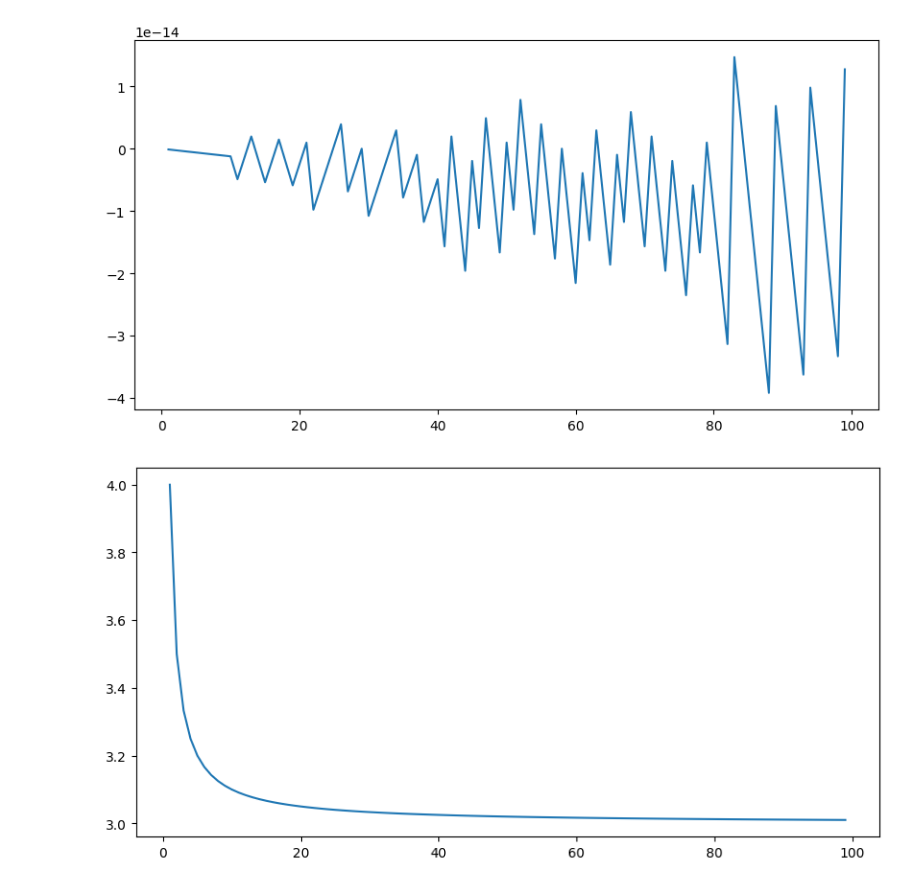
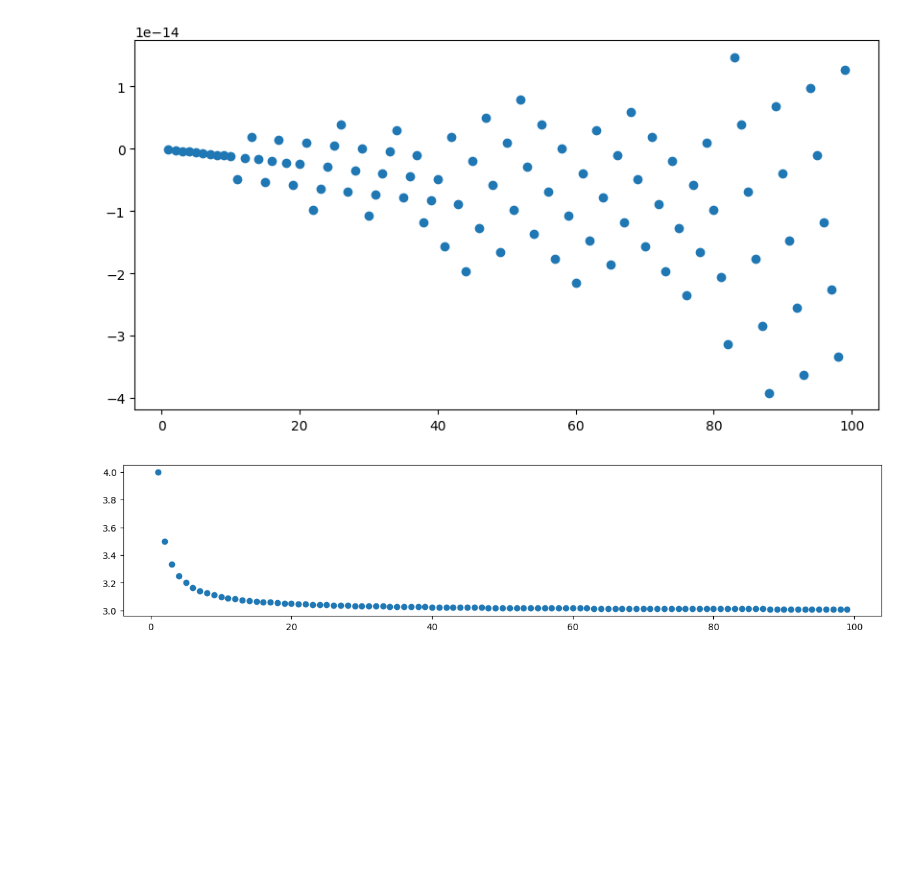
Before and after one commit to anasteisha26/MathPractice, a Jupyter notebook: SequencesPractice.ipynb, the cells around one changed output. Drawn from its saved outputs; the diff is of its cells as text; code cells hidden in the pictures; blank space fills up the shorter version.

```diff
--- a/SequencesPractice.ipynb
+++ b/SequencesPractice.ipynb
@@ -23,19 +23,19 @@ xs = [x for x in range(1, 100)]
 ys = [math.tan(math.pi * n) for n in xs]
 
 plt.figure(figsize=(10,5))
-plt.plot(xs, ys)
+plt.scatter(xs, ys)
 plt.show()
 # %% [output]
-[figure, old version]
+[figure, new version]
 # %%
 xs = [x for x in range(1, 100)]
 ys = [(3 + 1/n)for n in xs]
 
-plt.figure(figsize=(10,5))
-plt.plot(xs, ys)
+plt.figure(figsize=(15,3))
+plt.scatter(xs, ys)
 plt.show()
 # %% [output]
-[figure, old version]
+[figure, new version]
 # %%
 xs = [x for x in range(1, 100)]
 ys = [(3 - 1/n)for n in xs]
```
Also changed, not shown: parts of 3 cells of this notebook.
